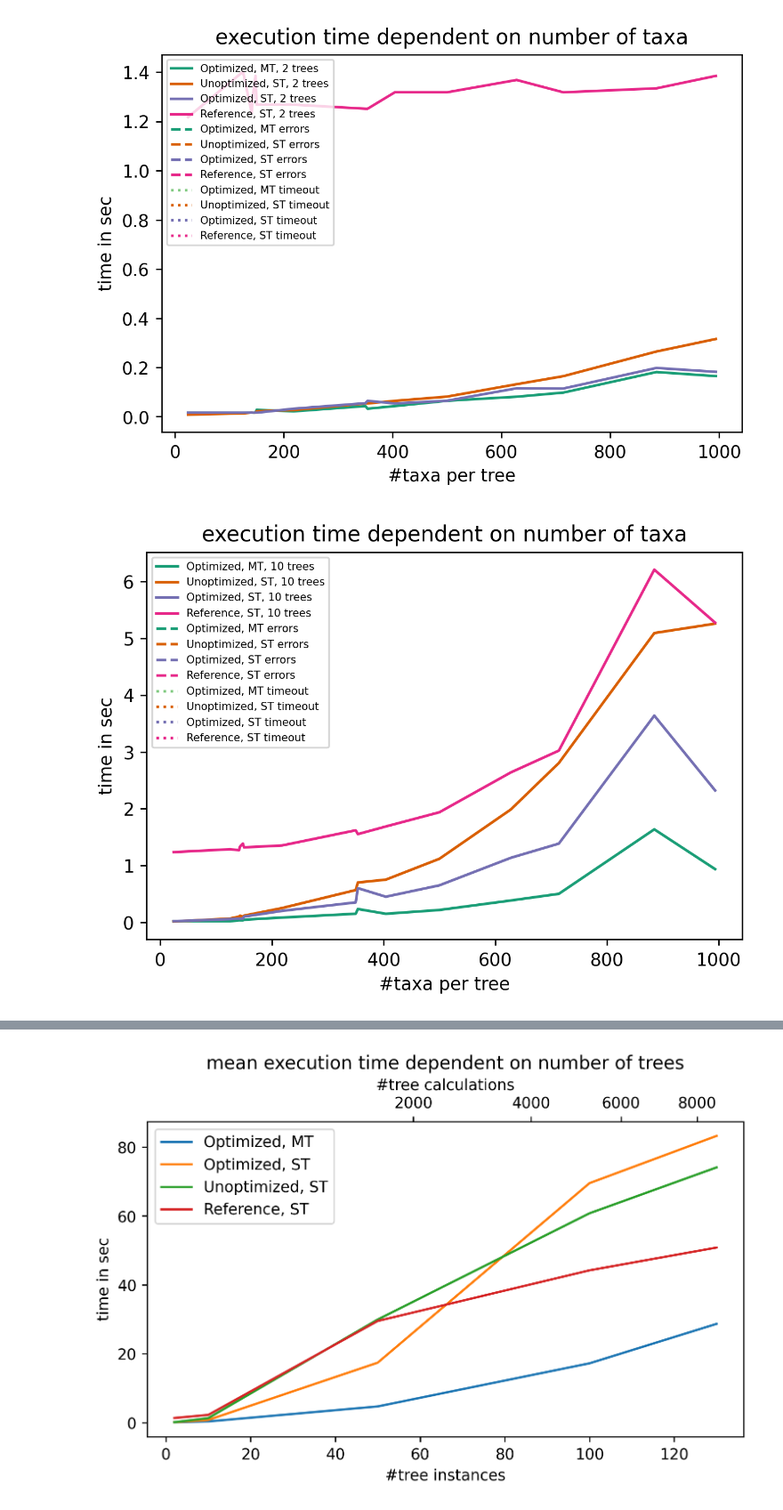
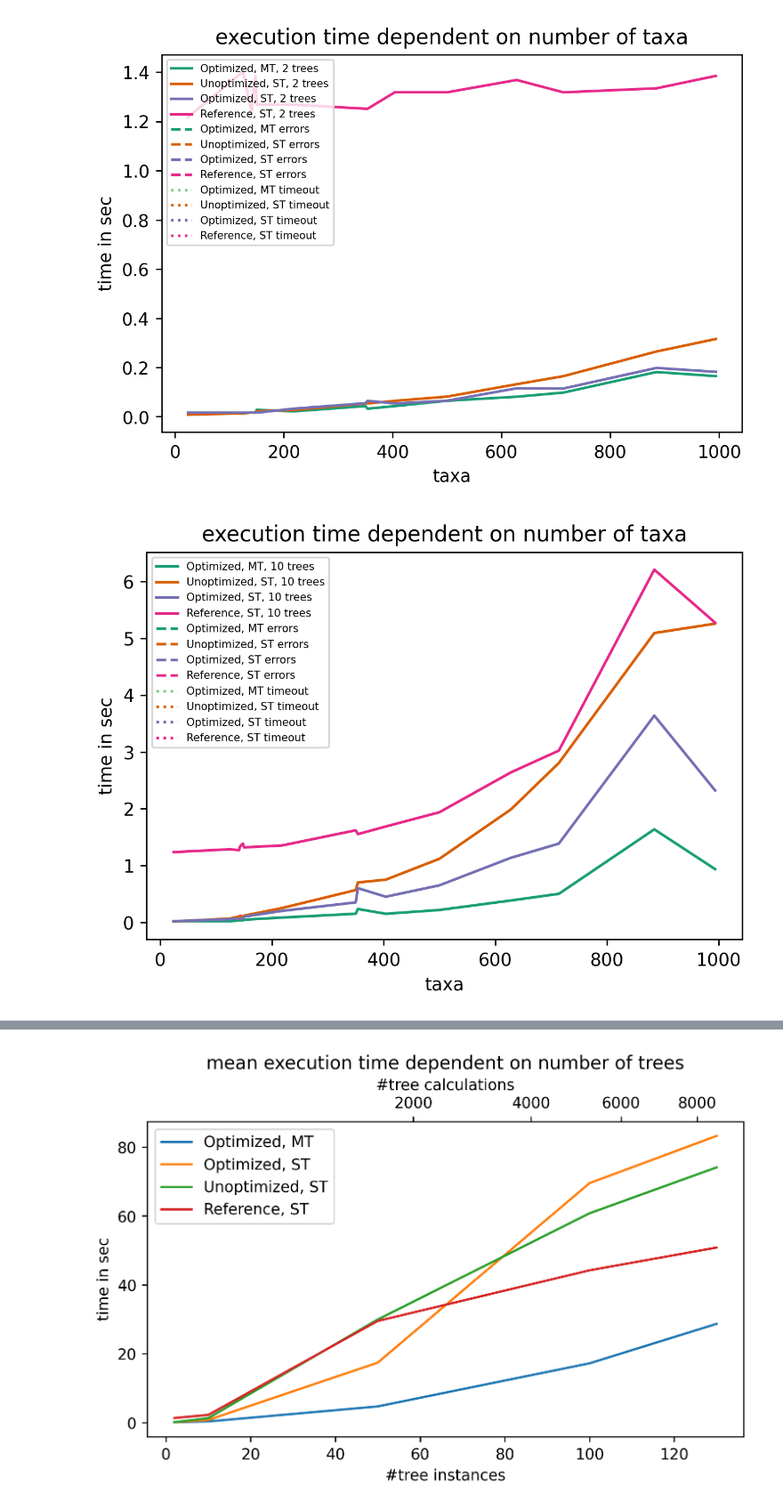
Before and after one commit to DoktorBotti/RF_Metrics, a Jupyter notebook: misc/Plot_Raw_Benchmark_mtz.ipynb, the cells around one changed output, grey strips where cells are left out. Shown at 89% size. Cells and saved outputs as stored; diff of their text form; code cells hidden in the pictures.

```diff
--- a/misc/Plot_Raw_Benchmark_mtz.ipynb
+++ b/misc/Plot_Raw_Benchmark_mtz.ipynb
@@ -117,33 +119,33 @@ for i, trees in enumerate(tree_values):
     def plotVline(x_vals, i, lab, col, isTimeout):
         lStyle = 'dashed'
         if isTimeout:
             lStyle = 'dotted'
         plt.vlines(x_vals, i*maxV, (i+1)*maxV, label=lab, linestyle=lStyle, color=col)
 
     plotVline(num_taxa[~memMask_opt], 0.0, "Optimized, MT errors", '#1b9e77', False)
     plotVline(num_taxa[~memMask_unopt], 1.0, "Unoptimized, ST errors", '#d95f02', False)
     plotVline(num_taxa[~memMask_sth], 2.0, "Optimized, ST errors", '#7570b3', False)
     plotVline(num_taxa[~memMask_ref], 3.0, "Reference, ST errors", '#e7298a', False)
 
 
     tMask_opt =  np.all(getTimeoutMask(opt),axis=2)[i,:]
     tMask_unopt =  np.all(getTimeoutMask(unopt),axis=2)[i,:]
     tMask_sth =  np.all(getTimeoutMask(singleTh),axis=2)[i,:]
     tMask_ref =  np.all(getTimeoutMask(ref),axis=2)[i,:]
 
 
     plotVline(num_taxa[~tMask_opt], 4.0, "Optimized, MT timeout", '#7fc97f', True)
     plotVline(num_taxa[~tMask_unopt], 5.0, "Unoptimized, ST timeout", '#d95f02', True)
     plotVline(num_taxa[~tMask_sth], 6.0, "Optimized, ST timeout", '#7570b3', True)
     plotVline(num_taxa[~tMask_ref], 7.0, "Reference, ST timeout", '#e7298a', True)
 
 
     plt.title("execution time dependent on number of taxa")
     plt.ylabel("time in sec")
-    plt.xlabel("#taxa per tree")
+    plt.xlabel("taxa")
     plt.legend(loc=2, prop={'size':6})
     plt.savefig(plot_store_path+str(trees)+"treesPerf",dpi=300,facecolor='white', transparent=False )
     plt.show()
 # %% [output]
-[figure, old version]
+[figure, new version]
-[figure, old version]
+[figure, new version]
```
Also changed, not shown: parts of 2 cells of this notebook, 9 other files.
